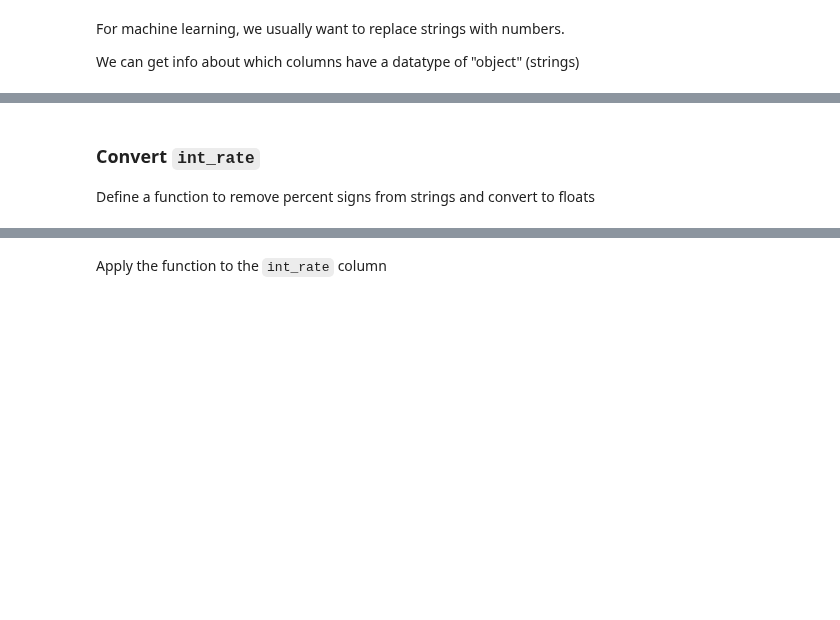
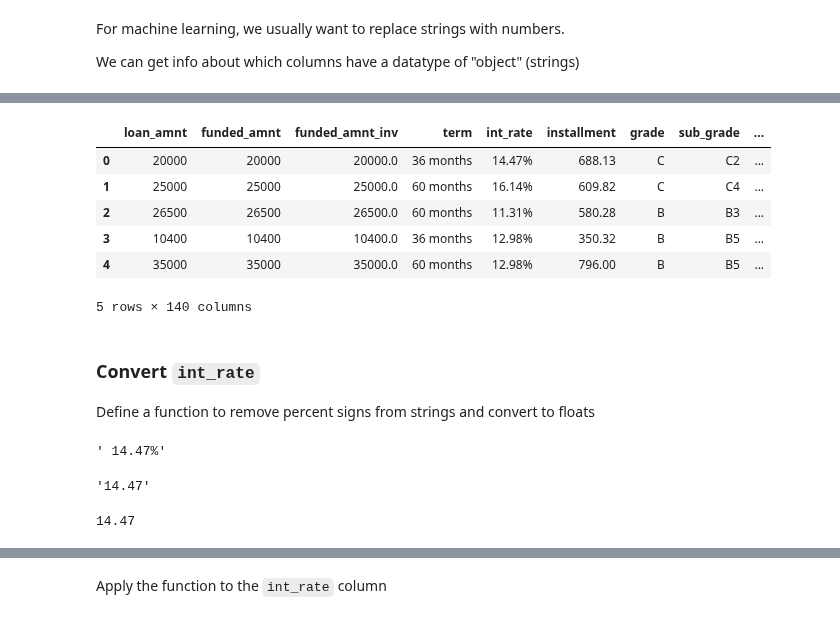
Before and after one commit to bloominstituteoftechnology/DS-Unit-1-Sprint-1-Data-Wrangling-and-Storytelling, a Jupyter notebook: module2-make-features/LS_DS_112_Make_Features.ipynb, the cells around one changed output, grey strips where cells are left out. Cells and saved outputs as stored; diff of their text form; code cells hidden in the pictures; blank space fills up the shorter version.

```diff
--- a/module2-make-features/LS_DS_112_Make_Features.ipynb
+++ b/module2-make-features/LS_DS_112_Make_Features.ipynb
@@ -40,3 +148,7 @@ pandas documentation
+# %%
+# dropping theese because they are all null
+# all null probably due to privacy considerations
+df.drop(['url', 'member_id', 'desc', 'id'], axis=1, inplace=True)
 # %% [markdown]
 ## Work with strings
 # %% [markdown]
@@ -46,4 +178,27 @@ We can get info about which columns have a datatype of "object" (strings)
+# %%
+df.head()
+# %% [output]
+|  | loan_amnt | funded_amnt | funded_amnt_inv | term | int_rate | installment | grade | sub_grade | ... |
+| 0 | 20000 | 20000 | 20000.0 | 36 months | 14.47% | 688.13 | C | C2 | ... |
+| 1 | 25000 | 25000 | 25000.0 | 60 months | 16.14% | 609.82 | C | C4 | ... |
+| 2 | 26500 | 26500 | 26500.0 | 60 months | 11.31% | 580.28 | B | B3 | ... |
+| 3 | 10400 | 10400 | 10400.0 | 36 months | 12.98% | 350.32 | B | B5 | ... |
+| 4 | 35000 | 35000 | 35000.0 | 60 months | 12.98% | 796.00 | B | B5 | ... |
+5 rows × 140 columns
 # %% [markdown]
 ### Convert `int_rate`
 
 Define a function to remove percent signs from strings and convert to floats
+# %%
+df['int_rate'][0]
+# %% [output]
+' 14.47%'
+# %%
+df['int_rate'][0].strip(' %')
+# %% [output]
+'14.47'
+# %%
+#casting
+float(df['int_rate'][0].strip(' %'))
+# %% [output]
+14.47
```
Also changed, not shown: parts of 46 cells of this notebook.
